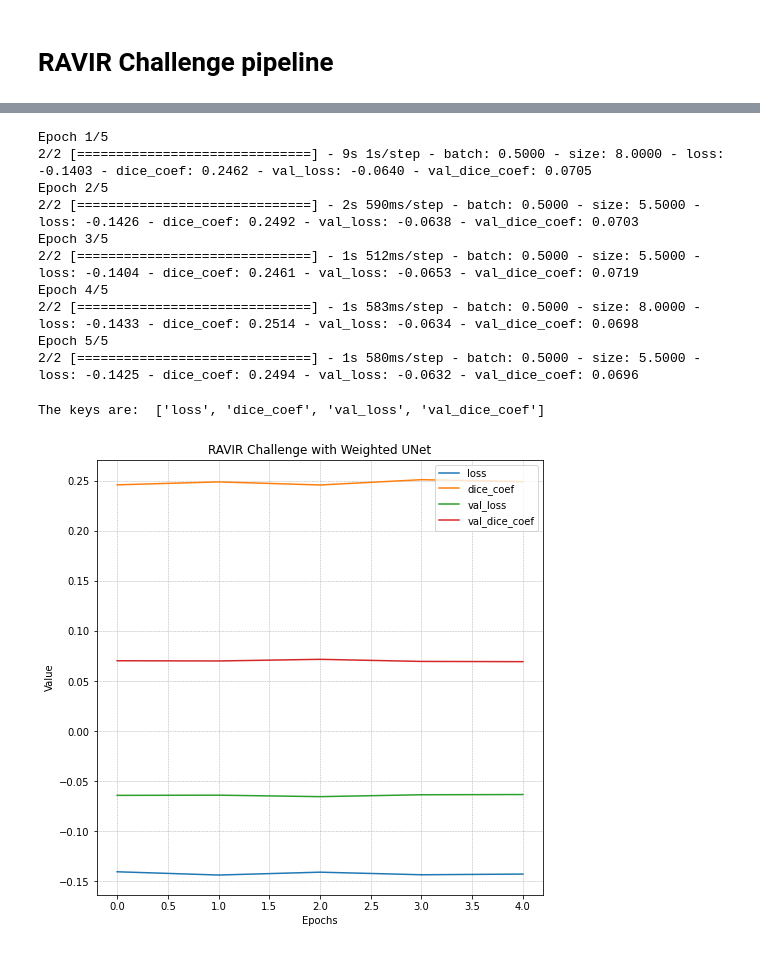
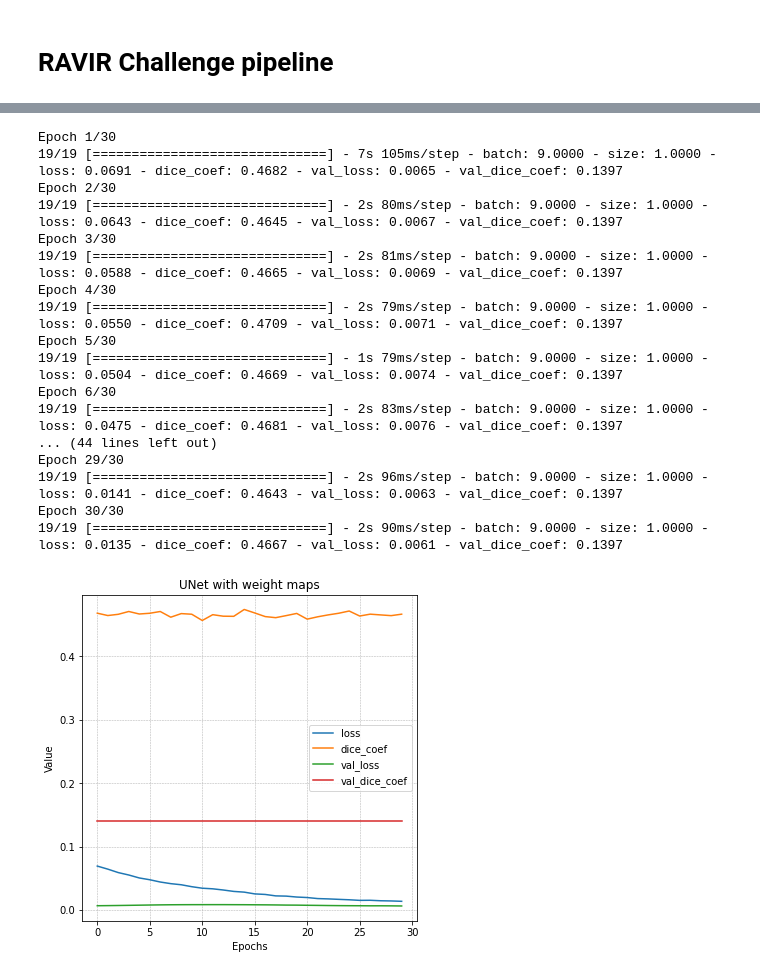
Before and after one commit to Stylback/ravir-challenge, a Jupyter notebook: code/pipeline.ipynb, the cells around one changed output, grey strips where cells are left out. Cells and saved outputs as stored; diff of their text form; code cells hidden in the pictures.

```diff
--- a/code/pipeline.ipynb
+++ b/code/pipeline.ipynb
@@ -77,10 +53,15 @@ Unique values of mask :
 train_image_list, train_mask_list, val_image_list, val_mask_list \
 = get_train_val_lists(image_list, mask_list, val_ratio)
 
-x_train = load_image(train_image_list, img_w, img_h)
-y_train = load_image(train_mask_list, img_w, img_h)
+x_train = load_image(train_image_list, img_w, img_h, img_c, 'image')
+y_train = load_image(train_mask_list, img_w, img_h, img_c, 'mask')
 w_train = extract_weight_maps(train_mask_list, img_w, img_h)
 
-x_val = load_image(val_image_list, img_w, img_h)
-y_val = load_image(val_mask_list, img_w, img_h)
+x_val = load_image(val_image_list, img_w, img_h, img_c, 'image')
+y_val = load_image(val_mask_list, img_w, img_h, img_c, 'mask')
 w_val = extract_weight_maps(val_mask_list, img_w, img_h)
+
+if debugging:
+    get_image_information(x_train, img_w, img_h, 'image', loaded = True)
+    get_image_information(y_train, img_w, img_h, 'mask', loaded = True)
+    get_image_information(w_train, img_w, img_h, 'weight map', loaded = True)
@@ -150,11 +127,8 @@ Trainable params: 487,145
 Non-trainable params: 1,472
 __________________________________________________________________________________________________
 # %%
-#Fit model
-train_generator = generator_with_weights(x_train, y_train, w_train, batch_size)
-
-# Maybe implement callbacks? Would be good for optimization
-# https://www.tensorflow.org/guide/keras/train_and_evaluate#using_callbacks
+# Fit model
+train_generator = generator(x_train, y_train, w_train, batch_size)
 
 model_history = model.fit(train_generator,
                           steps_per_epoch = x_train.shape[0]//batch_size,
@@ -164,33 +138,37 @@ model_history = model.fit(train_generator,
                           shuffle = False,
                           class_weight = 'auto')
 # %% [output]
-Epoch 1/5
-2/2 [==============================] - 9s 1s/step - batch: 0.5000 - size: 8.0000 - loss: -0.1403 - dice_coef: 0.2462 - val_loss: -0.0640 - val_dice_coef: 0.0705
-Epoch 2/5
-2/2 [==============================] - 2s 590ms/step - batch: 0.5000 - size: 5.5000 - loss: -0.1426 - dice_coef: 0.2492 - val_loss: -0.0638 - val_dice_coef: 0.0703
-Epoch 3/5
-2/2 [==============================] - 1s 512ms/step - batch: 0.5000 - size: 5.5000 - loss: -0.1404 - dice_coef: 0.2461 - val_loss: -0.0653 - val_dice_coef: 0.0719
-Epoch 4/5
-2/2 [==============================] - 1s 583ms/step - batch: 0.5000 - size: 8.0000 - loss: -0.1433 - dice_coef: 0.2514 - val_loss: -0.0634 - val_dice_coef: 0.0698
-Epoch 5/5
-2/2 [==============================] - 1s 580ms/step - batch: 0.5000 - size: 5.5000 - loss: -0.1425 - dice_coef: 0.2494 - val_loss: -0.0632 - val_dice_coef: 0.0696
+Epoch 1/30
+19/19 [==============================] - 7s 105ms/step - batch: 9.0000 - size: 1.0000 - loss: 0.0691 - dice_coef: 0.4682 - val_loss: 0.0065 - val_dice_coef: 0.1397
+Epoch 2/30
+19/19 [==============================] - 2s 80ms/step - batch: 9.0000 - size: 1.0000 - loss: 0.0643 - dice_coef: 0.4645 - val_loss: 0.0067 - val_dice_coef: 0.1397
+Epoch 3/30
+19/19 [==============================] - 2s 81ms/step - batch: 9.0000 - size: 1.0000 - loss: 0.0588 - dice_coef: 0.4665 - val_loss: 0.0069 - val_dice_coef: 0.1397
+Epoch 4/30
+19/19 [==============================] - 2s 79ms/step - batch: 9.0000 - size: 1.0000 - loss: 0.0550 - dice_coef: 0.4709 - val_loss: 0.0071 - val_dice_coef: 0.1397
+Epoch 5/30
+19/19 [==============================] - 1s 79ms/step - batch: 9.0000 - size: 1.0000 - loss: 0.0504 - dice_coef: 0.4669 - val_loss: 0.0074 - val_dice_coef: 0.1397
+Epoch 6/30
+19/19 [==============================] - 2s 83ms/step - batch: 9.0000 - size: 1.0000 - loss: 0.0475 - dice_coef: 0.4681 - val_loss: 0.0076 - val_dice_coef: 0.1397
+... (44 lines left out)
+Epoch 29/30
+19/19 [==============================] - 2s 96ms/step - batch: 9.0000 - size: 1.0000 - loss: 0.0141 - dice_coef: 0.4643 - val_loss: 0.0063 - val_dice_coef: 0.1397
+Epoch 30/30
+19/19 [==============================] - 2s 90ms/step - batch: 9.0000 - size: 1.0000 - loss: 0.0135 - dice_coef: 0.4667 - val_loss: 0.0061 - val_dice_coef: 0.1397
 # %%
-# Plot model history to evaluate performance
-%matplotlib inline
-
 # Plot parameters
-size_x = 8
-size_y = 8
-title = 'RAVIR Challenge with Weighted UNet'
+size_x = 6
+size_y = 6
+title = 'UNet with weight maps'
 x_label = 'Epochs'
 y_label = 'Value'
 legend = True
-print_keys = True
+print_keys = False
 
+# Plot model history to evaluate performance
 plot_model_history(size_x, size_y, title, x_label, y_label, legend, print_keys, model_history)
 # %% [output]
-The keys are:  ['loss', 'dice_coef', 'val_loss', 'val_dice_coef']
-[figure, old version]
+[figure, new version]
 # %%
 # Read and load test images for prediction
 test_image_list = get_file_list(test_dir, '')
```
Also changed, not shown: parts of 13 cells of this notebook, 23 other files.
